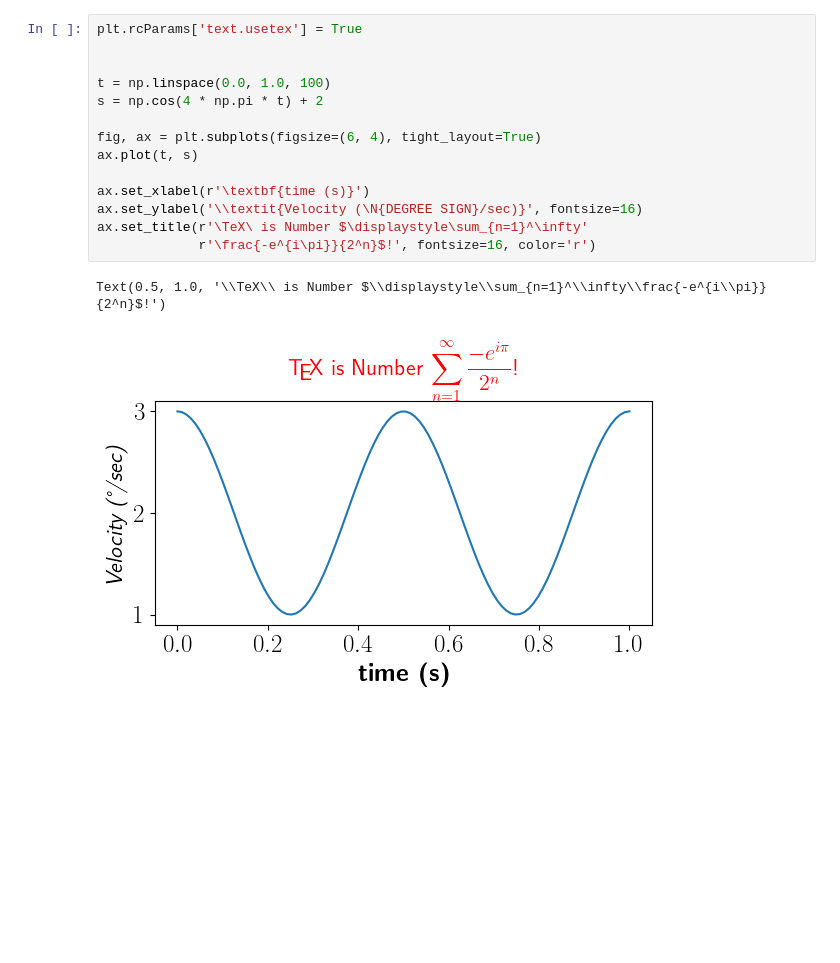
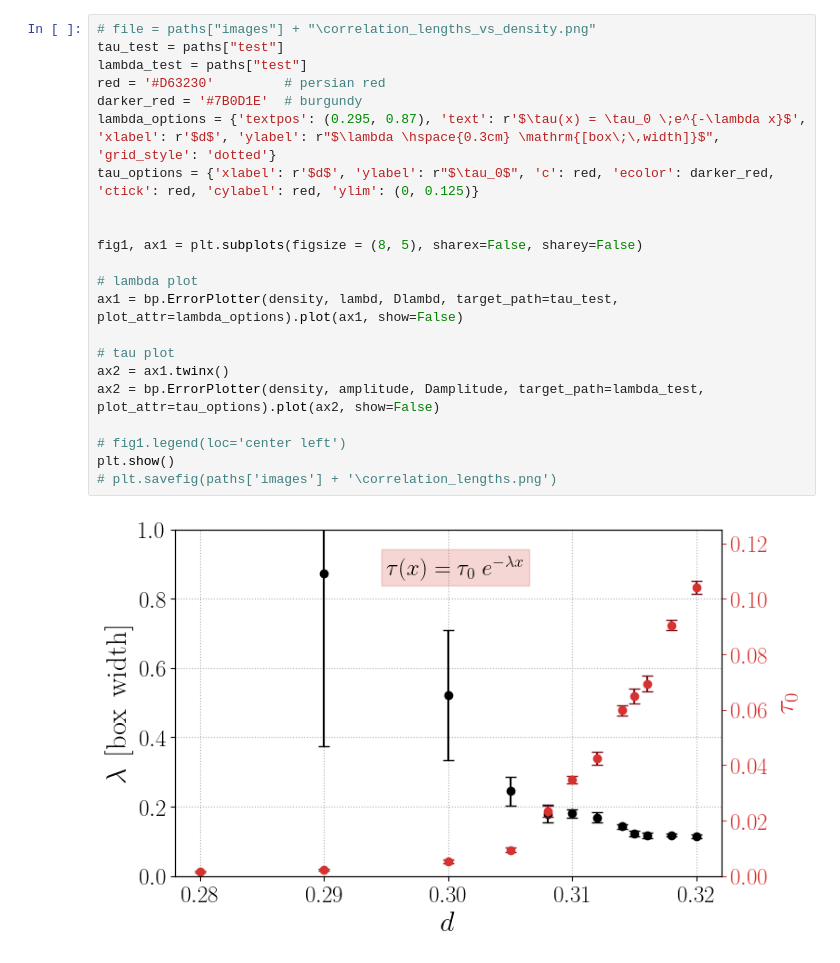
Before and after one commit to smdrzazga/LAMMPS, a Jupyter notebook: plot_printer.ipynb, the cells around one changed output. Drawn from its saved outputs; the diff is of its cells as text; blank space fills up the shorter version.

Commit message:
Finish smectic parameter plot

```diff
--- a/plot_printer.ipynb
+++ b/plot_printer.ipynb
@@ -173,17 +63,24 @@ plt.show()
-# %%
-plt.rcParams['text.usetex'] = True
-
-
-t = np.linspace(0.0, 1.0, 100)
-s = np.cos(4 * np.pi * t) + 2
-
-fig, ax = plt.subplots(figsize=(6, 4), tight_layout=True)
-ax.plot(t, s)
-
-ax.set_xlabel(r'\textbf{time (s)}')
-ax.set_ylabel('\\textit{Velocity (\N{DEGREE SIGN}/sec)}', fontsize=16)
-ax.set_title(r'\TeX\ is Number $\displaystyle\sum_{n=1}^\infty'
-             r'\frac{-e^{i\pi}}{2^n}$!', fontsize=16, color='r')
-# %% [output]
-Text(0.5, 1.0, '\\TeX\\ is Number $\\displaystyle\\sum_{n=1}^\\infty\\frac{-e^{i\\pi}}{2^n}$!')
-[figure, removed]
+# %%
+# file = paths["images"] + "\correlation_lengths_vs_density.png"
+tau_test = paths["test"]
+lambda_test = paths["test"]
+red = '#D63230'         # persian red
+darker_red = '#7B0D1E'  # burgundy
+lambda_options = {'textpos': (0.295, 0.87), 'text': r'$\tau(x) = \tau_0 \;e^{-\lambda x}$', 'xlabel': r'$d$', 'ylabel': r"$\lambda \hspace{0.3cm} \mathrm{[box\;\,width]}$", 'grid_style': 'dotted'}
+tau_options = {'xlabel': r'$d$', 'ylabel': r"$\tau_0$", 'c': red, 'ecolor': darker_red, 'ctick': red, 'cylabel': red, 'ylim': (0, 0.125)}
+
+
+fig1, ax1 = plt.subplots(figsize = (8, 5), sharex=False, sharey=False)
+
+# lambda plot
+ax1 = bp.ErrorPlotter(density, lambd, Dlambd, target_path=tau_test, plot_attr=lambda_options).plot(ax1, show=False)
+
+# tau plot
+ax2 = ax1.twinx()
+ax2 = bp.ErrorPlotter(density, amplitude, Damplitude, target_path=lambda_test, plot_attr=tau_options).plot(ax2, show=False)
+
+# fig1.legend(loc='center left')
+plt.show()
+# plt.savefig(paths['images'] + '\correlation_lengths.png')
+# %% [output]
+[figure, added]
```
Also changed, not shown: parts of 8 cells of this notebook, 5 other files.
